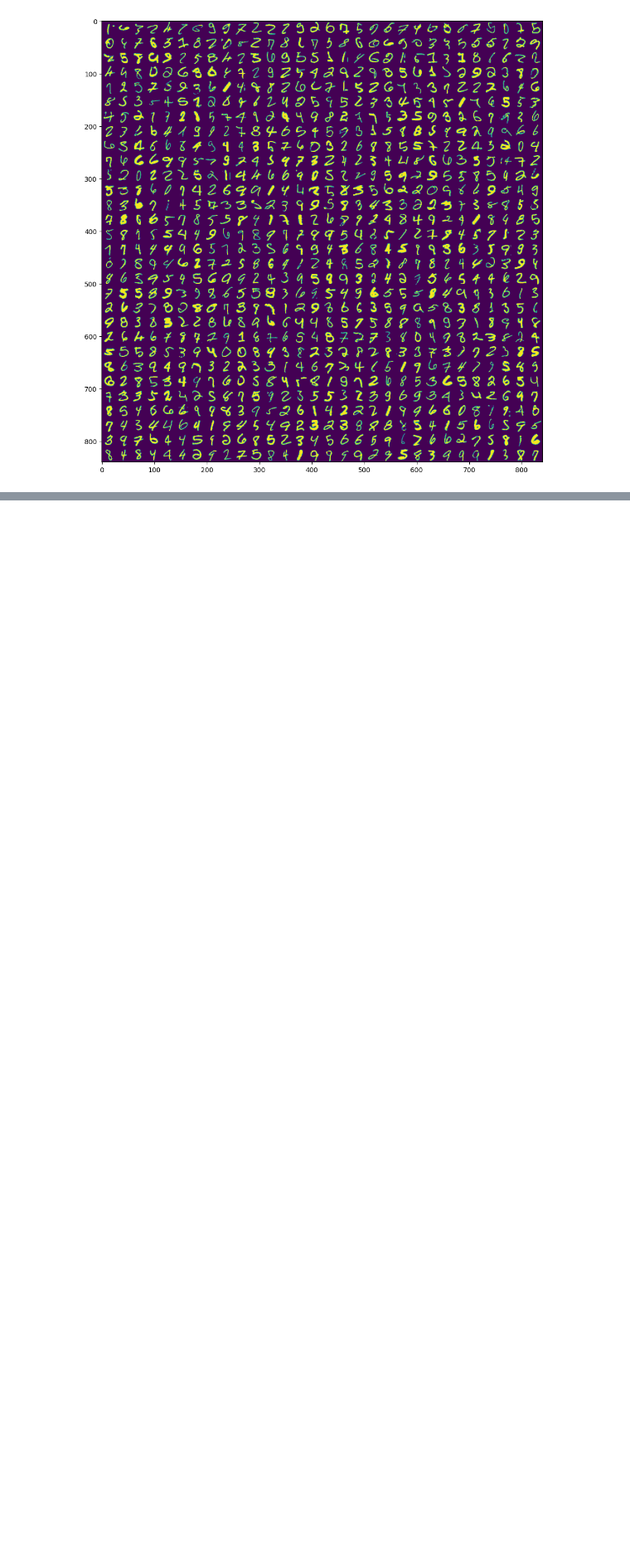
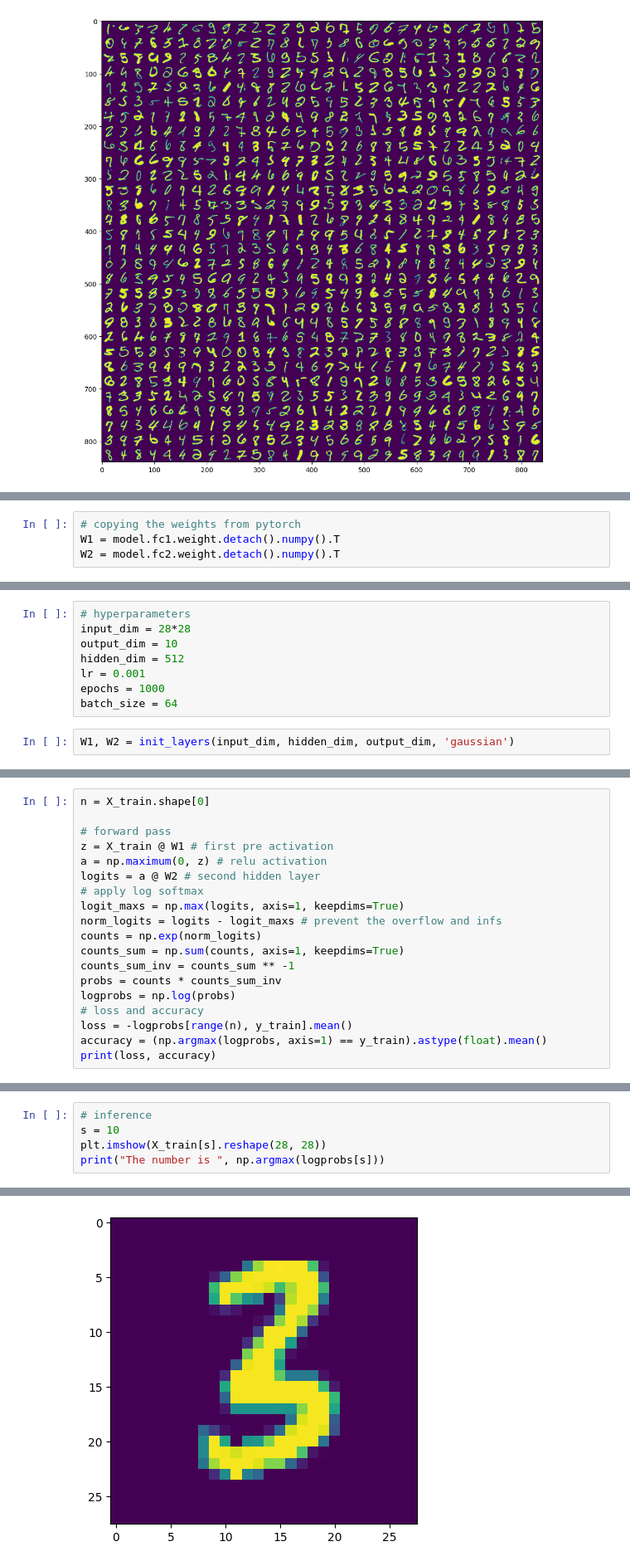
Before and after one commit to eljanmahammadli/gradipy, a Jupyter notebook: notebooks/mnist-from-scratch.ipynb, the cells around one changed output, grey strips where cells are left out. Shown at 83% size. Cells and saved outputs as stored; diff of their text form; blank space fills up the shorter version.

Commit message:
numpy forward and backard done

```diff
--- a/notebooks/mnist-from-scratch.ipynb
+++ b/notebooks/mnist-from-scratch.ipynb
@@ -249,0 +353,4 @@ np_loss=0.2508
+# %%
+# copying the weights from pytorch
+W1 = model.fc1.weight.detach().numpy().T
+W2 = model.fc2.weight.detach().numpy().T
@@ -249,0 +373,10 @@ np_loss=0.2508
+# %%
+# hyperparameters
+input_dim = 28*28
+output_dim = 10
+hidden_dim = 512
+lr = 0.001
+epochs = 1000
+batch_size = 64
+# %%
+W1, W2 = init_layers(input_dim, hidden_dim, output_dim, 'gaussian')
@@ -249,0 +455,19 @@ np_loss=0.2508
+# %%
+n = X_train.shape[0]
+
+# forward pass
+z = X_train @ W1 # first pre activation
+a = np.maximum(0, z) # relu activation
+logits = a @ W2 # second hidden layer
+# apply log softmax
+logit_maxs = np.max(logits, axis=1, keepdims=True)
+norm_logits = logits - logit_maxs # prevent the overflow and infs
+counts = np.exp(norm_logits)
+counts_sum = np.sum(counts, axis=1, keepdims=True)
+counts_sum_inv = counts_sum ** -1
+probs = counts * counts_sum_inv
+logprobs = np.log(probs)
+# loss and accuracy
+loss = -logprobs[range(n), y_train].mean()
+accuracy = (np.argmax(logprobs, axis=1) == y_train).astype(float).mean()
+print(loss, accuracy)
@@ -249,0 +476,6 @@ np_loss=0.2508
+# %%
+# inference
+s = 10
+plt.imshow(X_train[s].reshape(28, 28))
+print("The number is ", np.argmax(logprobs[s]))
+# %% [output]
@@ -249,0 +483 @@ np_loss=0.2508
+[figure, added]
```
Also changed, not shown: parts of 21 cells of this notebook.
